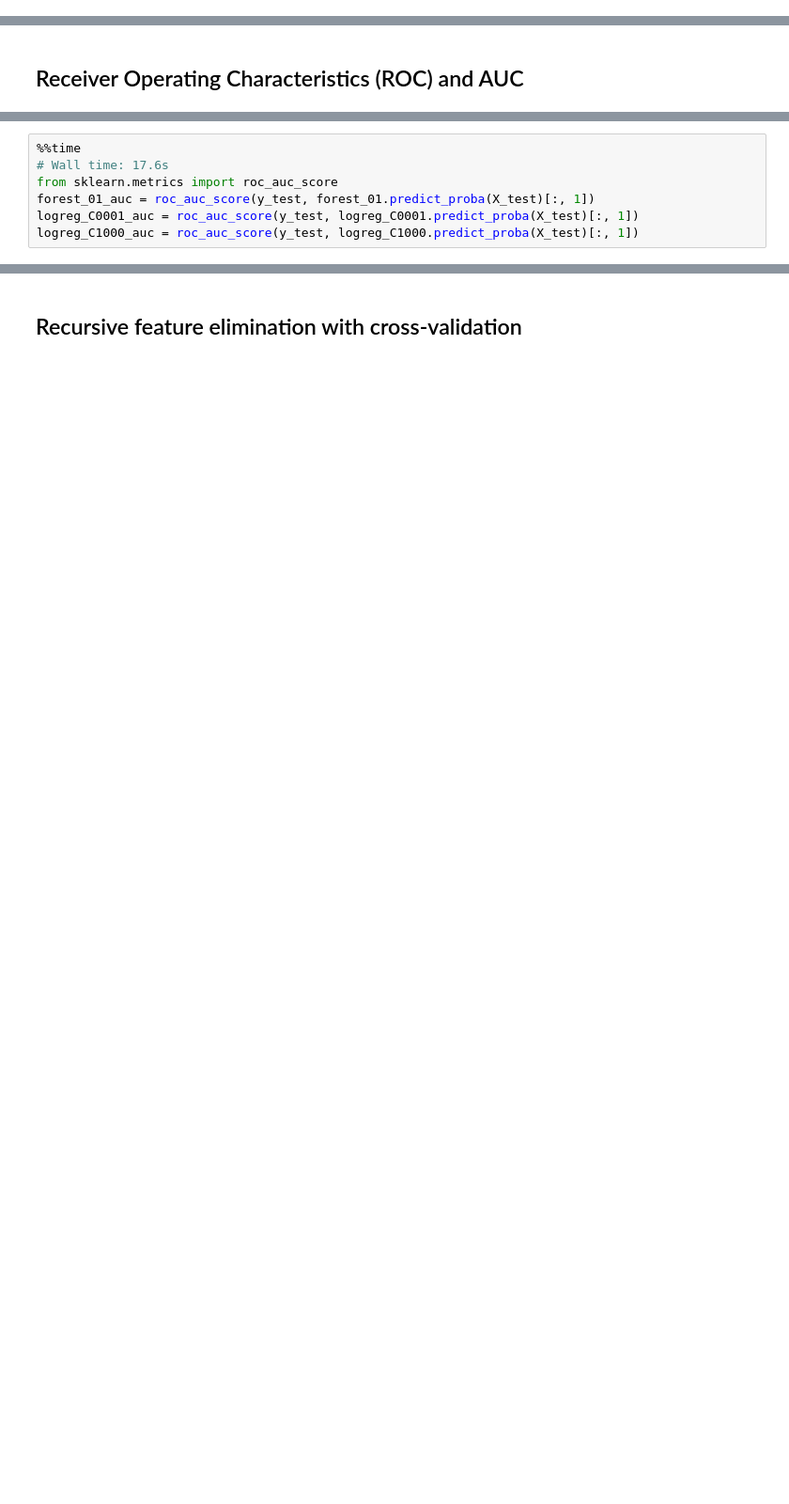
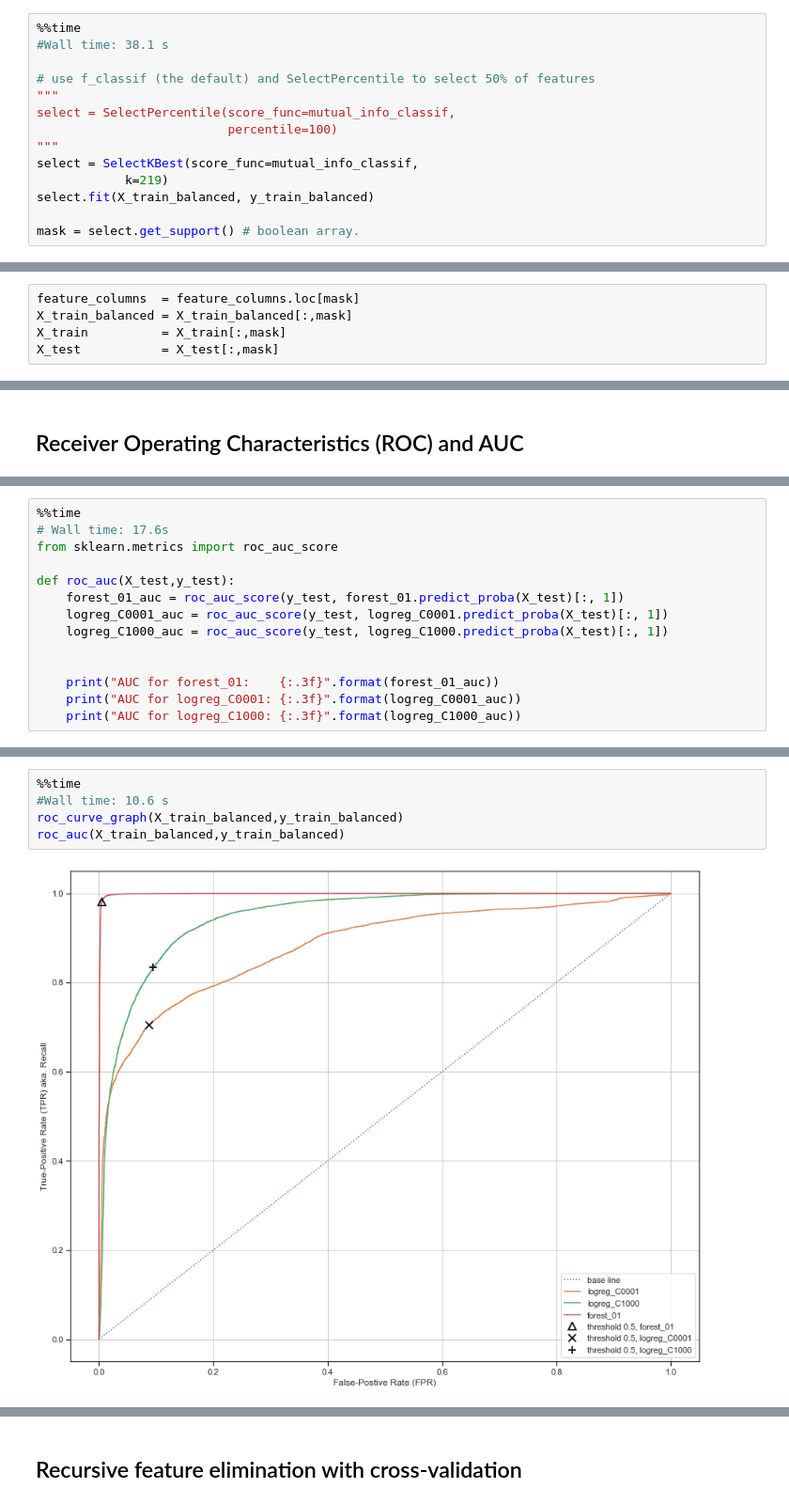
Before and after one commit to apgsga-stc/PredictiveAnalyticsPython, a Jupyter notebook: vkprog_analyse/sales_pred_master.ipynb, the cells around one changed output, grey strips where cells are left out. Shown at 94% size. Cells and saved outputs as stored; diff of their text form; blank space fills up the shorter version.

Commit message:
Added auto-feature selection
auto-feature selection based MI classification. k-Best

```diff
--- a/vkprog_analyse/sales_pred_master.ipynb
+++ b/vkprog_analyse/sales_pred_master.ipynb
@@ -219,0 +214,14 @@ DescribeResult(nobs=25988, minmax=(False, True), mean=0.5, variance=0.2500096201
+# %%
+%%time
+#Wall time: 38.1 s
+
+# use f_classif (the default) and SelectPercentile to select 50% of features
+"""
+select = SelectPercentile(score_func=mutual_info_classif,
+                          percentile=100)
+"""
+select = SelectKBest(score_func=mutual_info_classif,
+            k=219)
+select.fit(X_train_balanced, y_train_balanced)
+
+mask = select.get_support() # boolean array.
@@ -220,3 +236,8 @@ DescribeResult(nobs=25988, minmax=(False, True), mean=0.5, variance=0.2500096201
+# %%
+feature_columns  = feature_columns.loc[mask]
+X_train_balanced = X_train_balanced[:,mask]
+X_train          = X_train[:,mask]
+X_test           = X_test[:,mask]
 # %% [markdown]
 ## Model Training
 # %% [markdown]
@@ -575,7 +642,14 @@ Wall time: 181 ms
 %%time
 # Wall time: 17.6s
 from sklearn.metrics import roc_auc_score
-forest_01_auc = roc_auc_score(y_test, forest_01.predict_proba(X_test)[:, 1])
-logreg_C0001_auc = roc_auc_score(y_test, logreg_C0001.predict_proba(X_test)[:, 1])
-logreg_C1000_auc = roc_auc_score(y_test, logreg_C1000.predict_proba(X_test)[:, 1])
+
+def roc_auc(X_test,y_test):
+    forest_01_auc = roc_auc_score(y_test, forest_01.predict_proba(X_test)[:, 1])
+    logreg_C0001_auc = roc_auc_score(y_test, logreg_C0001.predict_proba(X_test)[:, 1])
+    logreg_C1000_auc = roc_auc_score(y_test, logreg_C1000.predict_proba(X_test)[:, 1])
+
+
+    print("AUC for forest_01:    {:.3f}".format(forest_01_auc))
+    print("AUC for logreg_C0001: {:.3f}".format(logreg_C0001_auc))
+    print("AUC for logreg_C1000: {:.3f}".format(logreg_C1000_auc))
 # %% [output]
@@ -590,0 +657,7 @@ AUC for logreg_C1000: 0.846
+# %%
+%%time
+#Wall time: 10.6 s
+roc_curve_graph(X_train_balanced,y_train_balanced)
+roc_auc(X_train_balanced,y_train_balanced)
+# %% [output]
+[figure, added]
```
Also changed, not shown: parts of 31 cells of this notebook.
